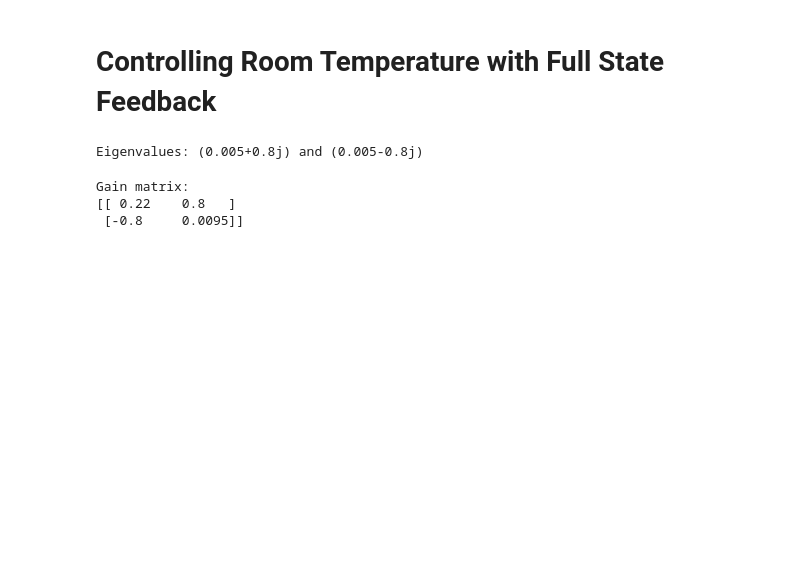
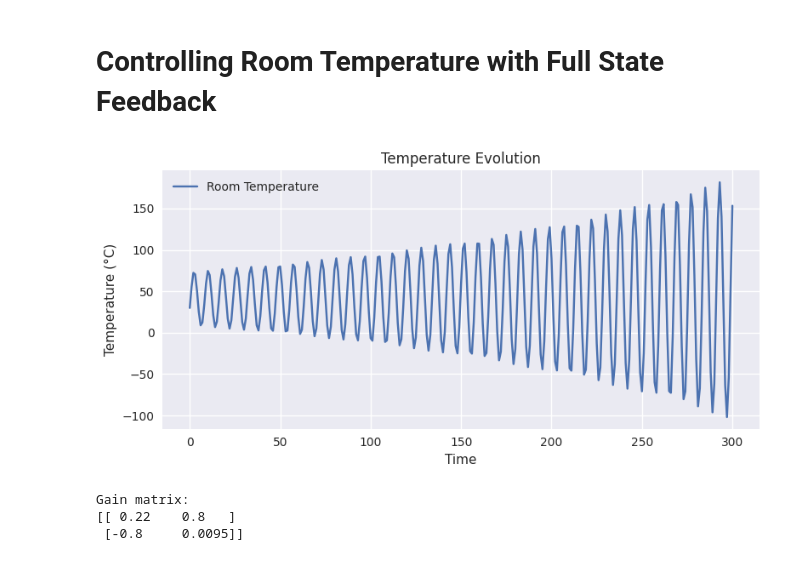
Before and after one commit to SMU-HCI/cs702-ci, a Jupyter notebook: week-10/lecture/lti.ipynb, the cells around one changed output. Saved outputs shown, nothing was run; the diff lists cells and outputs as text; code cells hidden in the pictures; blank space fills up the shorter version.

```diff
--- a/week-10/lecture/lti.ipynb
+++ b/week-10/lecture/lti.ipynb
@@ -191,12 +193,36 @@ plt.show()
 # %% [markdown]
 # Controlling Room Temperature with Full State Feedback
 # %%
-eigs = np.linalg.eigvals(A)
-eigs = np.round(eigs, 3)
-print(f"Eigenvalues: {eigs[0]} and {eigs[1]}")
-# Eigenvalues: -0.00950 and -0.21050
+import numpy as np
+import matplotlib.pyplot as plt
+from scipy import signal
+
+
+A = np.array([[0.01, 0.8], [-0.8, 0]])
+B = np.eye(2)
+C = np.eye(2)
+D = np.zeros((2, 2))
+
+# Visualize the evolution of the state
+t = np.linspace(0, 300, 301)
+u = np.array([np.zeros_like(t), np.ones_like(t) * T_out]).T
+SS = signal.StateSpace(A, B, C, D)
+t, y, x = signal.lsim(SS, u, t, X0=[30, 30])
+
+# Create a single figure with one plot
+fig, ax = plt.subplots(figsize=(8, 4))
+
+# Room and wall temperature plot
+ax.plot(t, x[:, 0], label='Room Temperature')
+ax.set_title("Temperature Evolution")
+ax.set_xlabel("Time")
+ax.set_ylabel("Temperature (°C)")
+ax.legend()
+
+plt.tight_layout()
+plt.show()
 # %% [output]
-Eigenvalues: (0.005+0.8j) and (0.005-0.8j)
+[figure, added]
 # %%
 # Pole placement
 P = np.array([-0.0095, -0.210])
```
Also changed, not shown: parts of 3 cells of this notebook.
